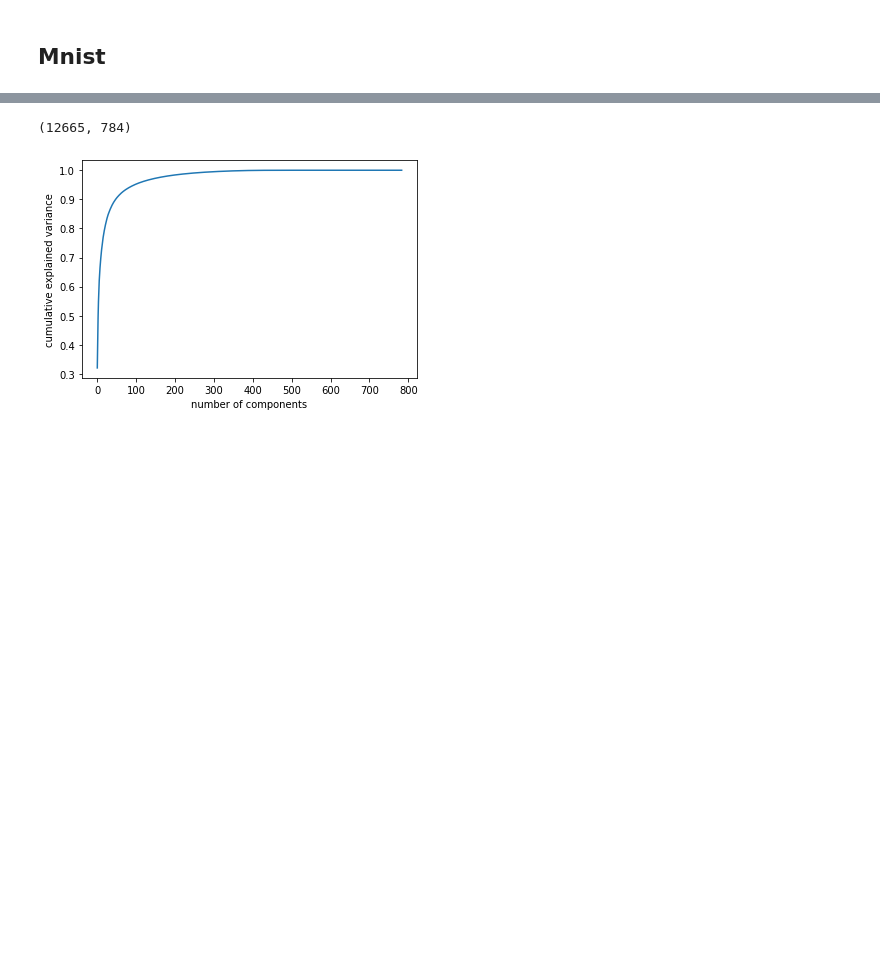
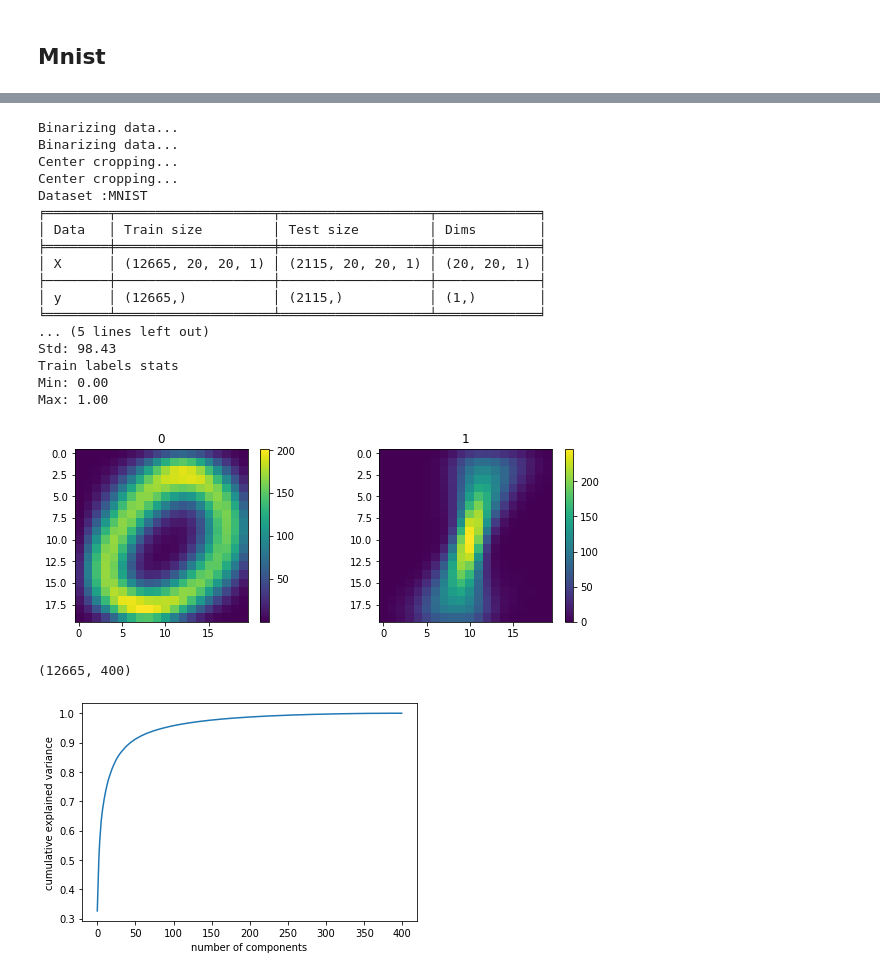
Before and after one commit to Gopal-Dahale/qml-hep-lhc, a Jupyter notebook: notebooks/Slides week 4.ipynb, the cells around one changed output, grey strips where cells are left out. Drawn from its saved outputs; the diff is of its cells as text; code cells hidden in the pictures; blank space fills up the shorter version.

```diff
--- a/notebooks/Slides week 4.ipynb
+++ b/notebooks/Slides week 4.ipynb
@@ -62,16 +59,45 @@ for i in range(columns):
+# %%
+args = argparse.Namespace()
+args.binary_data = [0,1]
+args.center_crop = 0.7
+
+data = MNIST(args)
+data.prepare_data()
+data.setup()
+print(data)
+display_data(data)
+# %% [output]
+Binarizing data...
+Binarizing data...
+Center cropping...
+Center cropping...
+Dataset :MNIST
+╒════════╤════════════════════╤═══════════════════╤═════════════╕
+│ Data   │ Train size         │ Test size         │ Dims        │
+╞════════╪════════════════════╪═══════════════════╪═════════════╡
+│ X      │ (12665, 20, 20, 1) │ (2115, 20, 20, 1) │ (20, 20, 1) │
+├────────┼────────────────────┼───────────────────┼─────────────┤
+│ y      │ (12665,)           │ (2115,)           │ (1,)        │
+╘════════╧════════════════════╧═══════════════════╧═════════════╛
+... (5 lines left out)
+Std: 98.43
+Train labels stats
+Min: 0.00
+Max: 1.00
+[figure, added]
 # %%
 x = data.x_train
 x = x.reshape(-1,np.prod(data.config()['input_dims']))
 x.shape
 # %% [output]
-(12665, 784)
+(12665, 400)
 # %%
 pca = PCA().fit(x)
 plt.plot(np.cumsum(pca.explained_variance_ratio_))
 plt.xlabel('number of components')
 plt.ylabel('cumulative explained variance');
 # %% [output]
-[figure, old version]
+[figure, new version]
 # %%
 args = argparse.Namespace()
 args.binary_data = [0,1]
```
Also changed, not shown: parts of 42 cells of this notebook, 2 other files.
